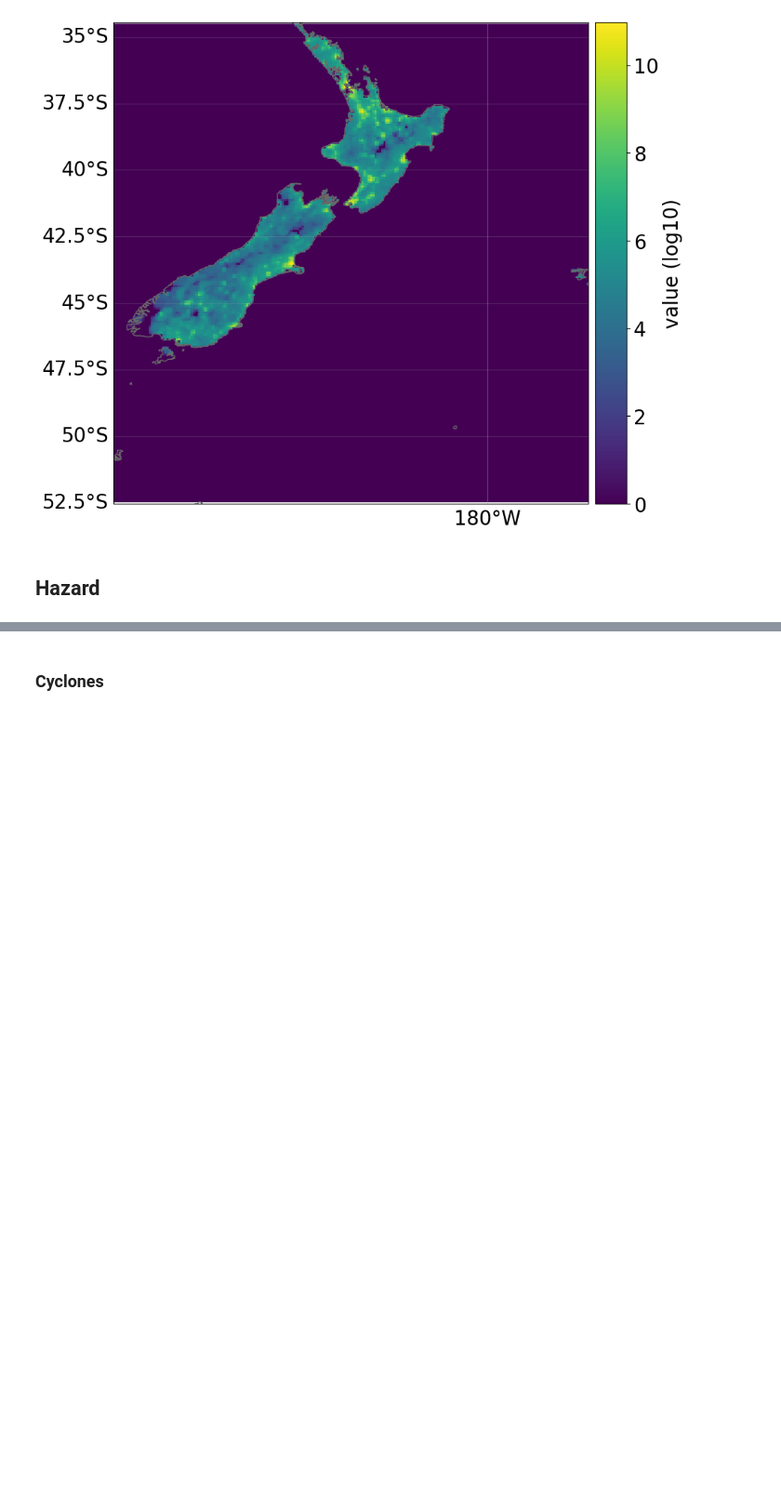
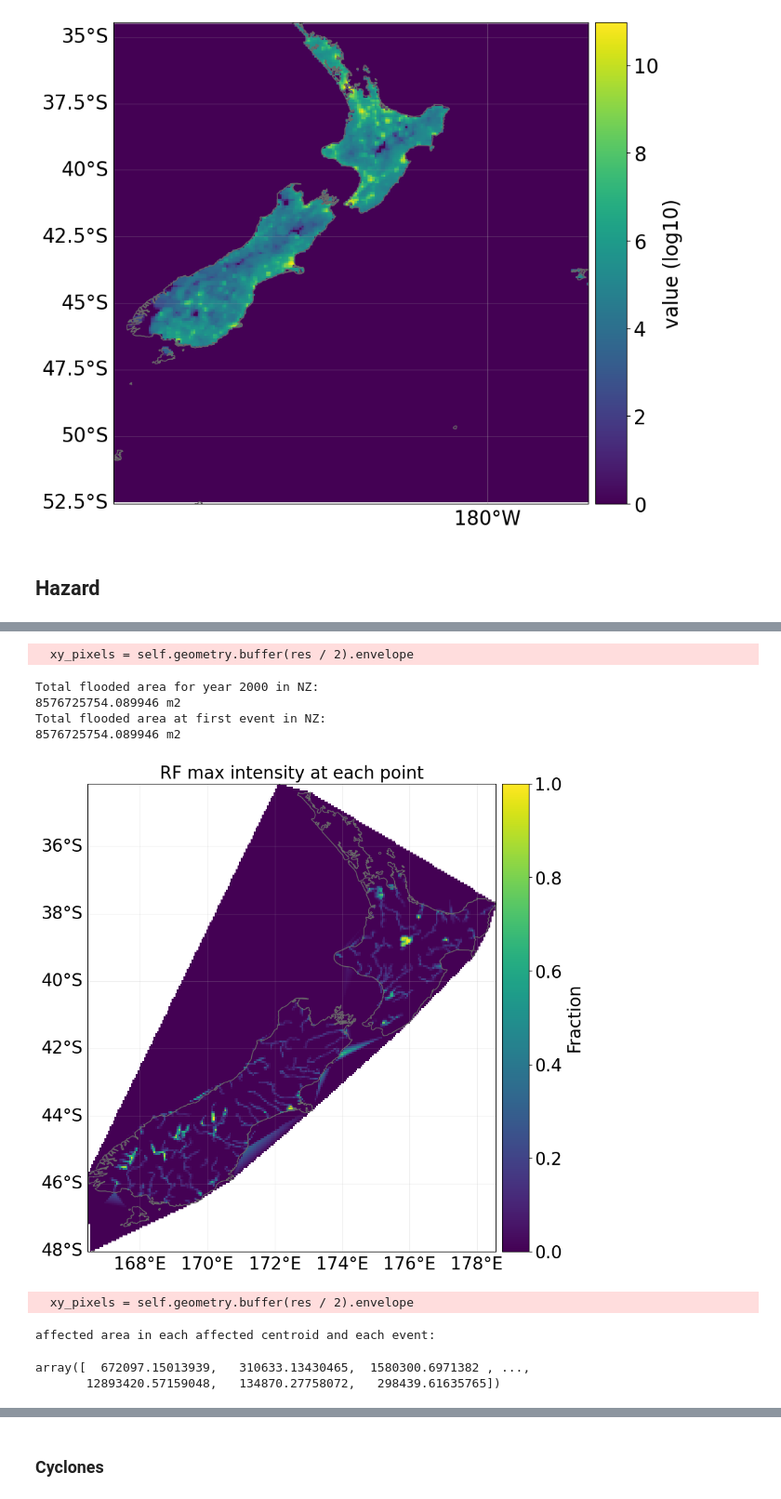
Before and after one commit to mingness/climada_tutorials, a Jupyter notebook: NewZealand.ipynb, the cells around one changed output, grey strips where cells are left out. Shown at 93% size. Cells and saved outputs as stored; diff of their text form; code cells hidden in the pictures; blank space fills up the shorter version.

```diff
--- a/NewZealand.ipynb
+++ b/NewZealand.ipynb
@@ -96,0 +147,27 @@ Datum: World Geodetic System 1984
+# %%
+#setting river flood
+haz_rf.plot_fraction(event=0, smooth = False)
+# calculating flooded area
+haz_rf.set_flooded_area()
+print("Total flooded area for year " + str(years[0]) + " in NZ:")
+print(str(haz_rf.fla_annual[0]) + " m2")
+
+print("Total flooded area at first event in NZ:")
+print(str(haz_rf.fla_event[0]) + " m2");
+# %% [output]
+  xy_pixels = self.geometry.buffer(res / 2).envelope
+Total flooded area for year 2000 in NZ:
+8576725754.089946 m2
+Total flooded area at first event in NZ:
+8576725754.089946 m2
+[figure, added]
+# %%
+#calculate flooded area
+haz_rf.set_flooded_area(save_centr = True)
+print("affected area in each affected centroid and each event:")
+haz_rf.fla_ev_centr.data
+# %% [output]
+  xy_pixels = self.geometry.buffer(res / 2).envelope
+affected area in each affected centroid and each event:
+array([  672097.15013939,   310633.13430465,  1580300.6971382 , ...,
+       12893420.57159048,   134870.27758072,   298439.61635765])
```
Also changed, not shown: parts of 40 cells of this notebook, 1 other file.
